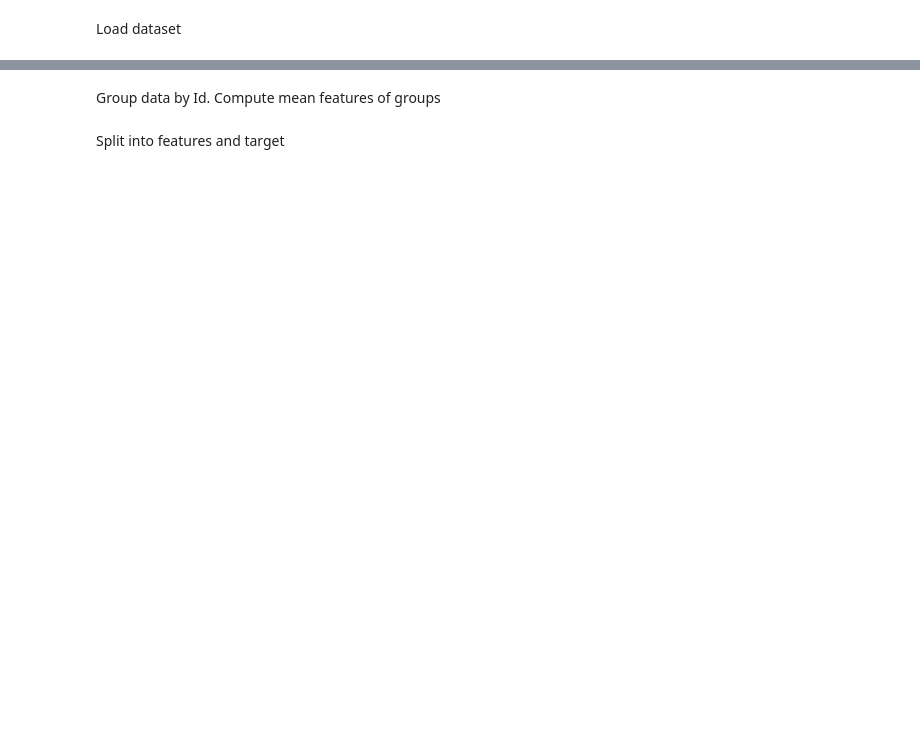
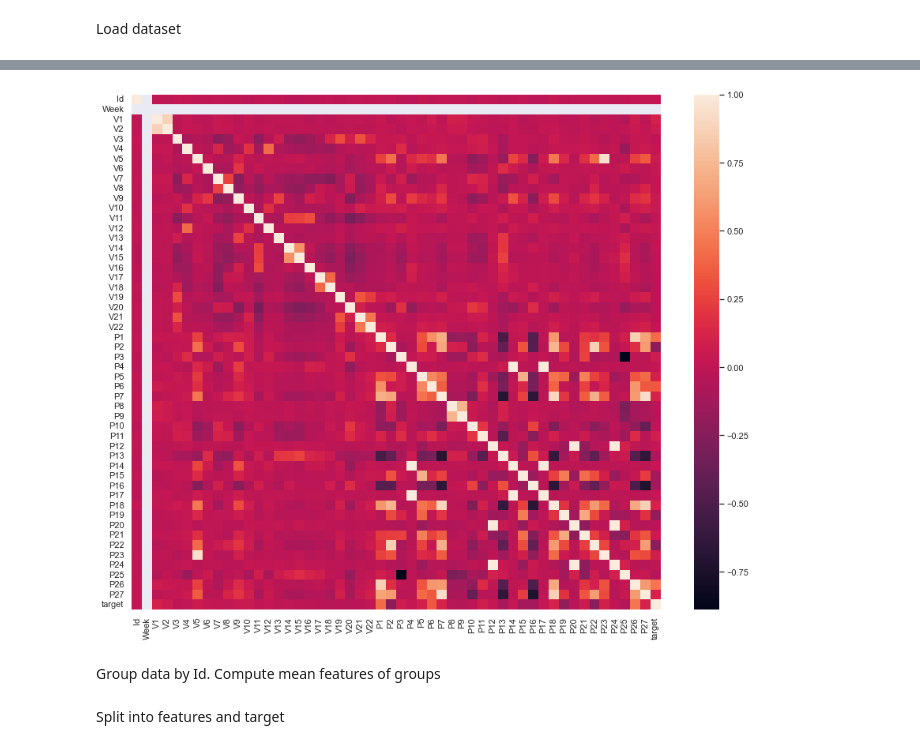
Before and after one commit to DarialovAndrew/INT20H-Data-Science, a Jupyter notebook: test_task_solution.ipynb, the cells around one changed output, grey strips where cells are left out. Cells and saved outputs as stored; diff of their text form; code cells hidden in the pictures; blank space fills up the shorter version.

```diff
--- a/test_task_solution.ipynb
+++ b/test_task_solution.ipynb
@@ -16,3 +97,9 @@ test_data = pd.read_csv("./test.csv")
+# %%
+plt.figure(figsize=(15, 12))
+sns.heatmap(data.corr())
+plt.show()
+# %% [output]
+[figure, added]
 # %% [markdown]
 Group data by Id. Compute mean features of groups
 # %%
```
Also changed, not shown: parts of 17 cells of this notebook.
